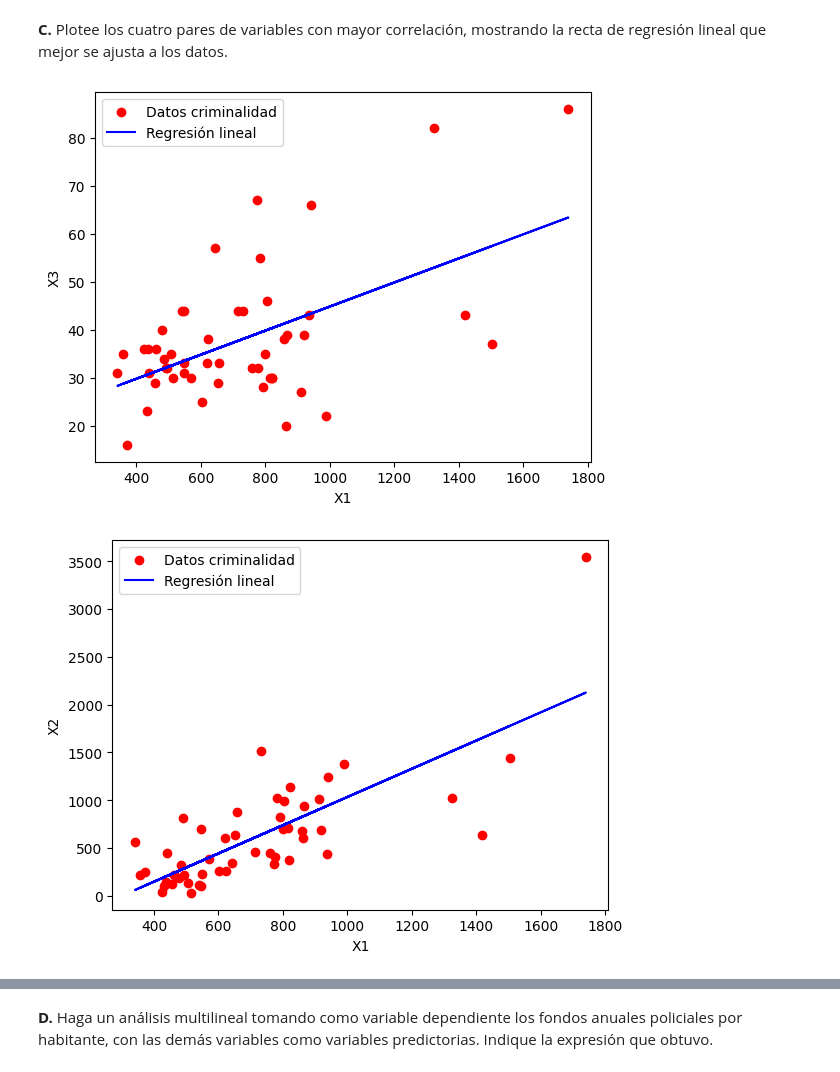
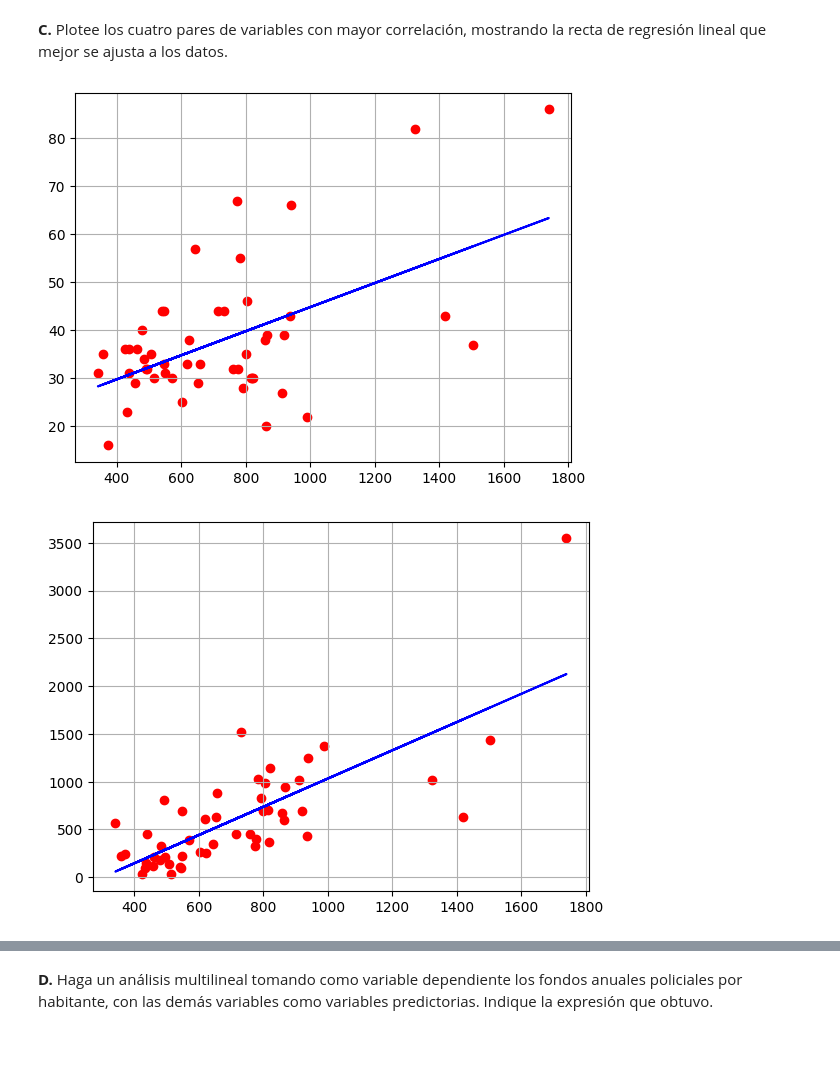
Before and after one commit to bermudez05/Siniestralidad_Bogota_BD, a Jupyter notebook: Taller 4/Taller_4.ipynb, the cells around one changed output, grey strips where cells are left out. Cells and saved outputs as stored; diff of their text form; code cells hidden in the pictures; blank space fills up the shorter version.

```diff
--- a/Taller 4/Taller_4.ipynb
+++ b/Taller 4/Taller_4.ipynb
@@ -167,34 +168,27 @@ Vemos que las variables con mayor correlación son:
 # %%
 import numpy as np
 import matplotlib.pyplot as plt
 import pandas as pd
 
-import numpy as np
-import matplotlib.pyplot as plt
-
-def linear_regression(X, Y, xlabel="X", ylabel="Y"):
-    a = np.inner(X, X)
+def linear_regression(X, Y):
+    a = np.inner(X,X)
     b = np.sum(X)
-    c = np.inner(X, Y)
+    c = np.inner(X,Y)
     d = np.sum(Y)
     N = len(X)
-    Delta = a * N - b * b
-    A = (N * c - b * d) / Delta
-    B = (a * d - b * c) / Delta
-    Y_pred = A * X + B
-
-    plt.scatter(X, Y, color='red', label="Datos criminalidad")
-    plt.plot(X, Y_pred, color='blue', label="Regresión lineal")
-    plt.xlabel(xlabel)
-    plt.ylabel(ylabel)
-    plt.legend()
+    Delta = a*N-b*b
+    A =(N*c-b*d)/Delta
+    B =(a*d-b*c)/Delta
+    Y_pred = A*X+B
+    plt.grid(True)
+    plt.scatter(X, Y,color='red')
+    plt.plot(X, Y_pred, color='blue')
     plt.show()
 
-# Llamadas a la función con etiquetas personalizadas
-linear_regression(criminalidad['X1'], criminalidad['X3'], xlabel="X1", ylabel="X3")
-linear_regression(criminalidad['X1'], criminalidad['X2'], xlabel="X1", ylabel="X2")
-linear_regression(criminalidad['X7'], criminalidad['X6'], xlabel="X7", ylabel="X6")
-linear_regression(criminalidad['X7'], criminalidad['X4'], xlabel="X7", ylabel="X4")
+linear_regression(criminalidad['X1'], criminalidad['X3'])
+linear_regression(criminalidad['X1'], criminalidad['X2'])
+linear_regression(criminalidad['X7'], criminalidad['X6'])
+linear_regression(criminalidad['X7'], criminalidad['X4'])
 # %% [output]
-[figure, old version]
+[figure, new version]
-[figure, old version]
+[figure, new version]
```
Also changed, not shown: parts of 9 cells of this notebook.
